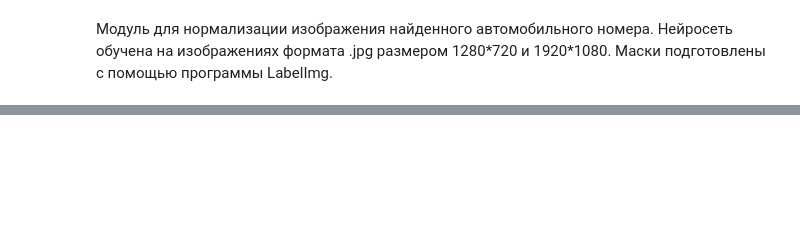
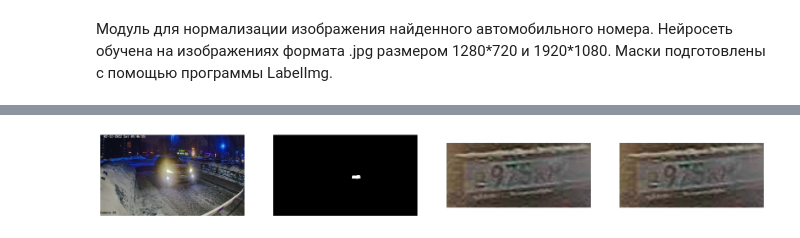
Before and after one commit to Nickolay-A/PlateRecognition, a Jupyter notebook: PlateNoramlization.ipynb, the cells around one changed output, grey strips where cells are left out. Drawn from its saved outputs; the diff is of its cells as text; code cells hidden in the pictures; blank space fills up the shorter version.

```diff
--- a/PlateNoramlization.ipynb
+++ b/PlateNoramlization.ipynb
@@ -40,0 +155,85 @@ from tqdm.notebook import tqdm
+# %%
+def hough_transform(image, edges, threshold=100):
+    lines = cv2.HoughLines(edges, 1, np.pi/180, threshold)
+
+    if lines is not None:
+        prime_line = lines[0][0]
+        _, theta = prime_line
+
+        height, width = image.shape[:2]
+        center = (width // 2, height // 2)
+
+        rotation_matrix = cv2.getRotationMatrix2D(center, np.degrees(theta - np.pi/2), 1.0)
+
+        rotated_image = cv2.warpAffine(image, rotation_matrix, (width, height), flags=cv2.INTER_LINEAR)
+
+        return rotated_image
+
+    else:
+
+        return image
+
+
+indexis = sample(list(df_result.index), 5)
+
+for ind in tqdm(indexis):
+
+    mask = cv2.imread(df_result.iloc[ind]['path_to_pred_mask'])
+    image = cv2.imread(df_result.iloc[ind]['path_to_pics'])
+
+    indices = np.argwhere(mask)
+    pixels_array = np.array(indices)
+    dbscan = DBSCAN(eps=25, min_samples=10)
+    if pixels_array.any():
+        labels = dbscan.fit_predict(pixels_array)
+
+        df = pd.DataFrame({'y': pixels_array[:, 0],
+                           'x': pixels_array[:, 1],
+                           'cluster': labels})
+
+        for cluster in df['cluster'].unique():
+            y_min = df[df['cluster'] == cluster]['y'].min()
+            x_min = df[df['cluster'] == cluster]['x'].min()
+
+            y_max = df[df['cluster'] == cluster]['y'].max()
+            x_max = df[df['cluster'] == cluster]['x'].max()
+
+            y_min = max(0, y_min - 2)
+            x_min = max(0, x_min - 2)
+
+            y_max = min(image.shape[0], y_max + 2)
+            x_max = min(image.shape[1], x_max + 2)
+
+            fig, (ax1, ax2, ax3, ax4) = plt.subplots(nrows=1, ncols=4, figsize=(20, 3))
+
+            ax1.imshow(image)
+            ax1.axis('off')
+
+            ax2.imshow(mask)
+            ax2.axis('off')
+
+            cropped_image = image[y_min:y_max, x_min:x_max]
+            ax3.imshow(cropped_image)
+            ax3.axis('off')
+
+            gray = cv2.cvtColor(cropped_image, cv2.COLOR_BGR2GRAY)
+            edges = cv2.Canny(gray, 300, 600)
+            result = hough_transform(cropped_image, edges, threshold=45)
+            ax4.imshow(result)
+            ax4.axis('off')
+
+            plt.show()
+    else:
+        fig, (ax1, ax2) = plt.subplots(nrows=1, ncols=2, figsize=(10, 3))
+
+        ax1.imshow(image)
+        ax1.axis('off')
+
+        ax2.imshow(mask)
+        ax2.axis('off')
+
+        plt.show()
+
+    print('*' * 25)
+# %% [output]
+[figure, added]
```
Also changed, not shown: parts of 10 cells of this notebook.
